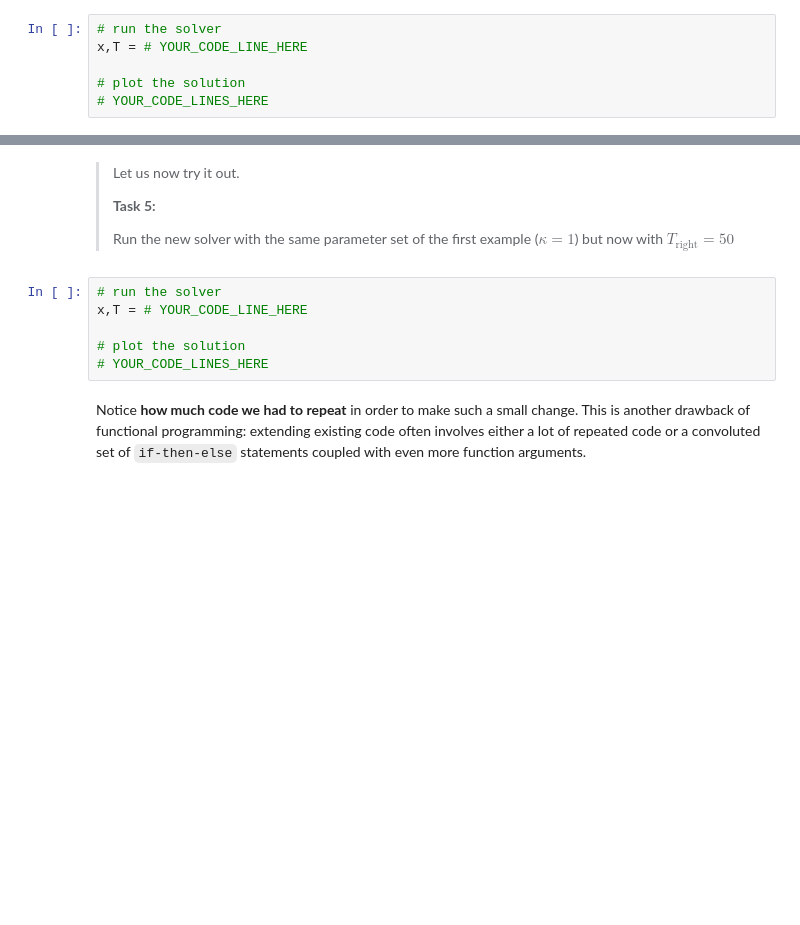
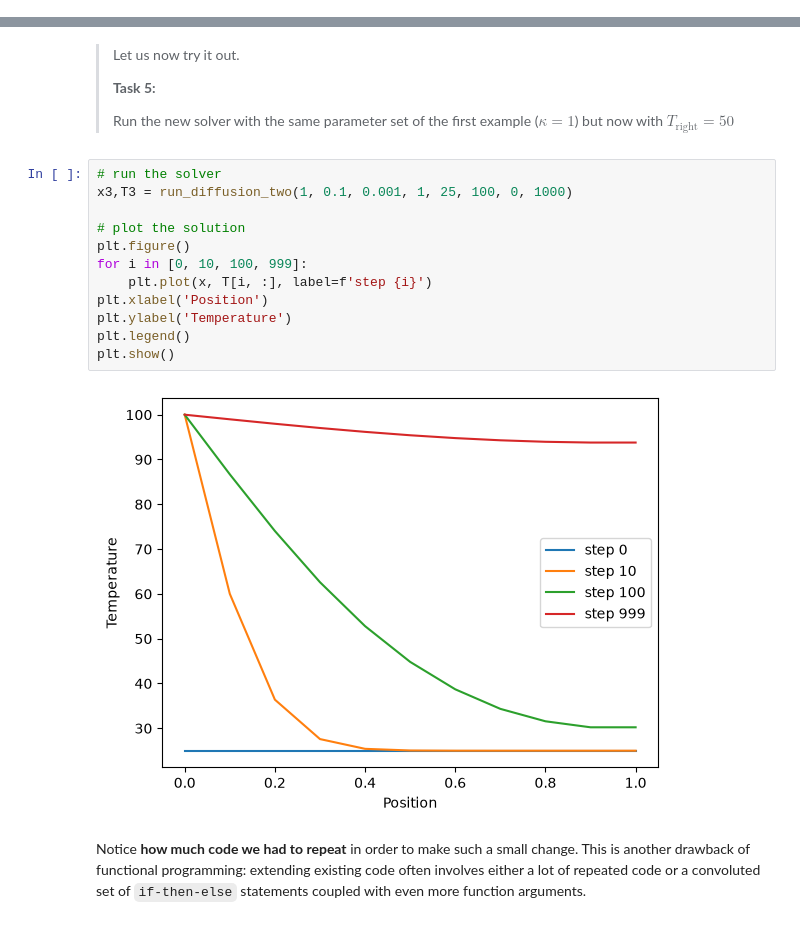
Before and after one commit to FLvandenende/PA2.1, a Jupyter notebook: 1_functional.ipynb, the cells around one changed output, grey strips where cells are left out. Saved outputs shown, nothing was run; the diff lists cells and outputs as text; blank space fills up the shorter version.

```diff
--- a/1_functional.ipynb
+++ b/1_functional.ipynb
@@ -75,9 +83,3 @@ x,T = # YOUR_CODE_LINE_HERE
 > **Task 3:**
 >
 > Repeat the same example from before but set $\kappa=5$
-# %%
-# run the solver
-x,T = # YOUR_CODE_LINE_HERE
-
-# plot the solution
-# YOUR_CODE_LINES_HERE
@@ -111,12 +151,20 @@ def run_diffusion_two(
 > **Task 5:**
 >
 > Run the new solver with the same parameter set of the first example ($\kappa=1$) but now with $T_\mathrm{right}=50$
-# %%
-# run the solver
-x,T = # YOUR_CODE_LINE_HERE
-
-# plot the solution
-# YOUR_CODE_LINES_HERE
+# %%
+# run the solver
+x3,T3 = run_diffusion_two(1, 0.1, 0.001, 1, 25, 100, 0, 1000)
+
+# plot the solution
+plt.figure()
+for i in [0, 10, 100, 999]:
+    plt.plot(x, T[i, :], label=f'step {i}')
+plt.xlabel('Position')
+plt.ylabel('Temperature')
+plt.legend()
+plt.show()
+# %% [output]
+[figure, added]
 # %% [markdown]
 Notice **how much code we had to repeat** in order to make such a small change. This is another drawback of functional programming: extending existing code often involves either a lot of repeated code or a convoluted set of `if-then-else` statements coupled with even more function arguments.
 # %% [markdown]
```
Also changed, not shown: parts of 6 cells of this notebook, 1 other file.
